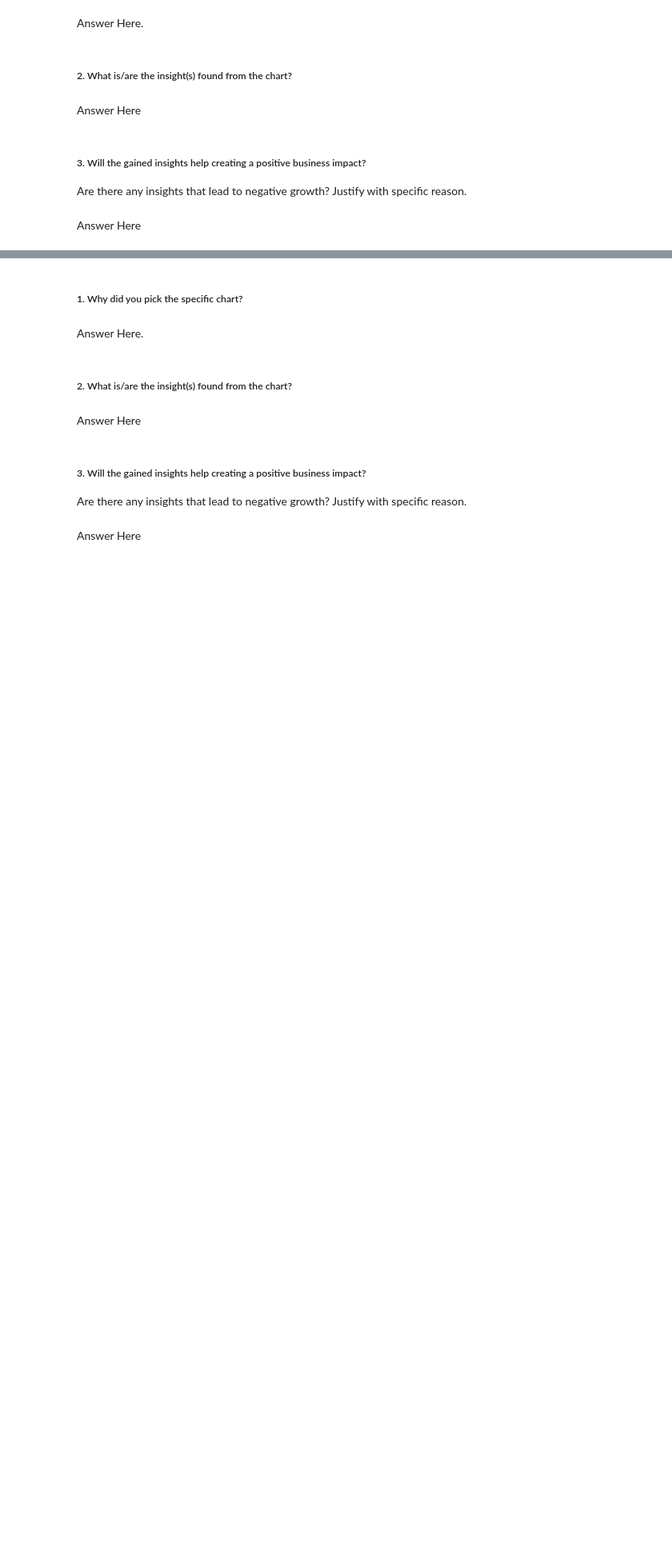
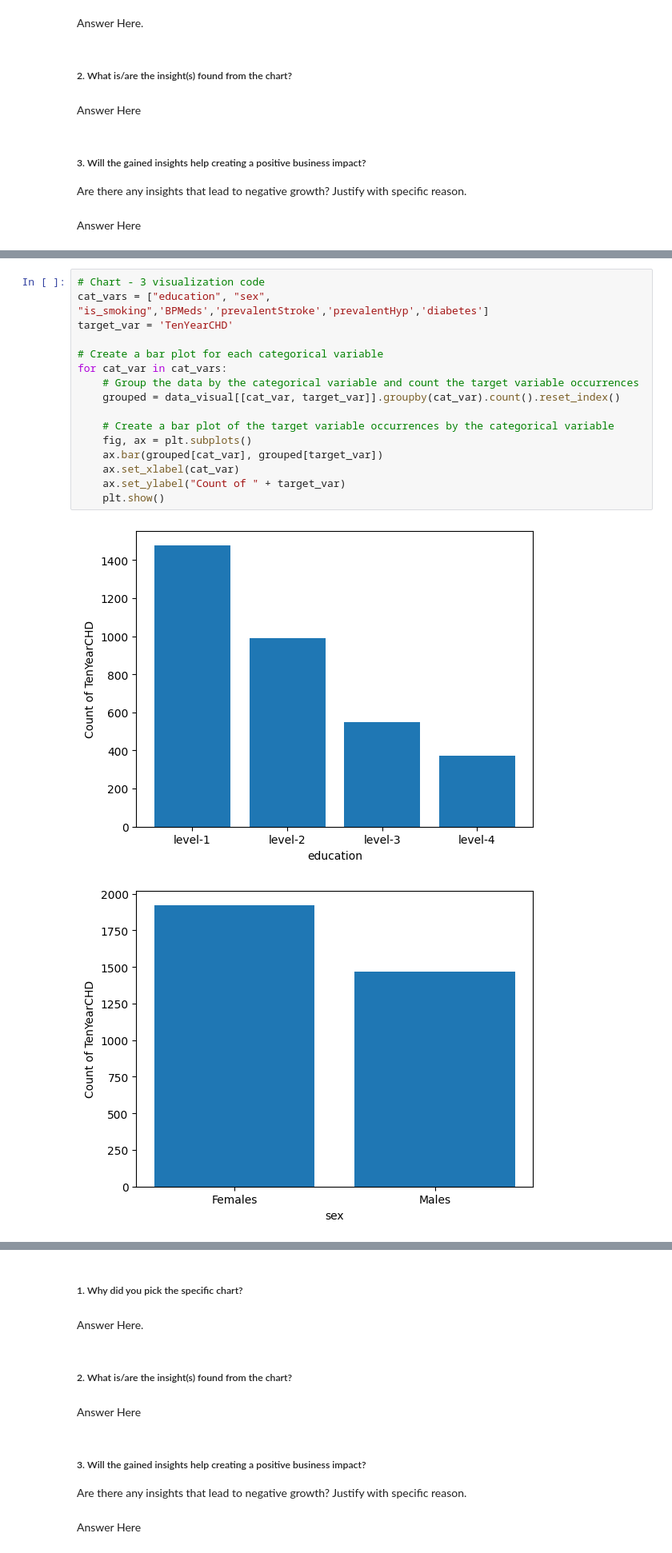
Before and after one commit to apurva-shrivastava/Cardiovascular-Risk-Prediction, a Jupyter notebook: Apurva_Shrivastava_Cardiovascular_Risk_Prediction.ipynb, the cells around one changed output, grey strips where cells are left out. Shown at 80% size. Cells and saved outputs as stored; diff of their text form; blank space fills up the shorter version.

```diff
--- a/Apurva_Shrivastava_Cardiovascular_Risk_Prediction.ipynb
+++ b/Apurva_Shrivastava_Cardiovascular_Risk_Prediction.ipynb
@@ -476,0 +527,19 @@ Answer Here
+# %%
+# Chart - 3 visualization code
+cat_vars = ["education", "sex", "is_smoking",'BPMeds','prevalentStroke','prevalentHyp','diabetes']
+target_var = 'TenYearCHD'
+
+# Create a bar plot for each categorical variable
+for cat_var in cat_vars:
+    # Group the data by the categorical variable and count the target variable occurrences
+    grouped = data_visual[[cat_var, target_var]].groupby(cat_var).count().reset_index()
+
+    # Create a bar plot of the target variable occurrences by the categorical variable
+    fig, ax = plt.subplots()
+    ax.bar(grouped[cat_var], grouped[target_var])
+    ax.set_xlabel(cat_var)
+    ax.set_ylabel("Count of " + target_var)
+    plt.show()
+# %% [output]
+[figure, added]
+[figure, added]
```
Also changed, not shown: parts of 28 cells of this notebook.
